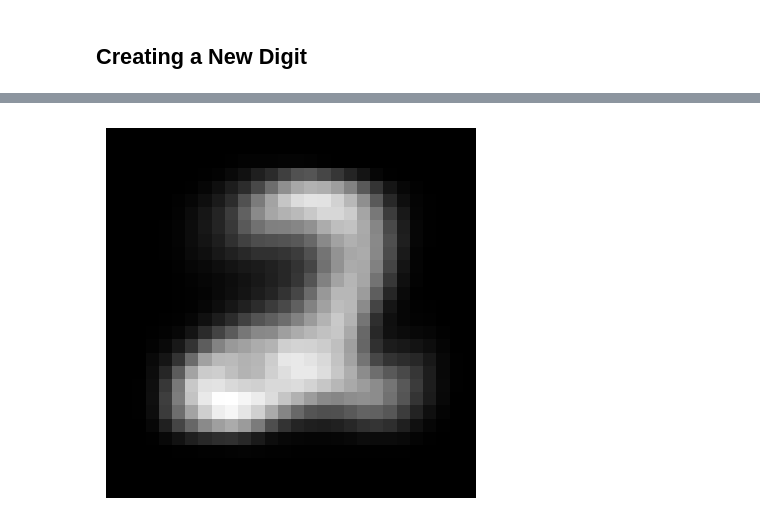
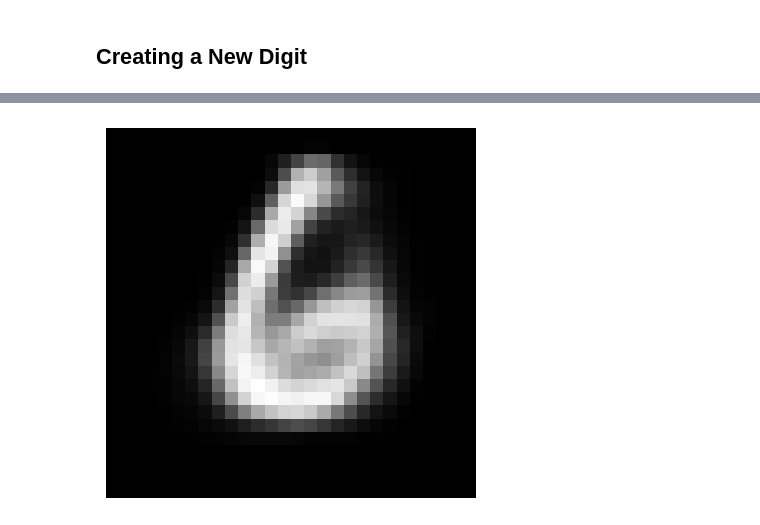
Before and after one commit to JesusDavGarcia/MINST_NaiveBayes, a Jupyter notebook: MNIST_Naive_Bayes.ipynb, the cells around one changed output, grey strips where cells are left out. Drawn from its saved outputs; the diff is of its cells as text; code cells hidden in the pictures.

```diff
--- a/MNIST_Naive_Bayes.ipynb
+++ b/MNIST_Naive_Bayes.ipynb
@@ -377,4 +440,14 @@ Class Probabilities:
 # %%
+
+
+# Encode the training images to the latent space
+encoder = Model(inputs, z_mean)
+x_encoded = encoder.predict(train_images, batch_size=100)
+
+
+
+
+
 def generate_digit_image(digit):
     # Ensure the input digit is valid
     if digit < 0 or digit > 9:
@@ -396,5 +469,5 @@ def generate_digit_image(digit):
     plt.show()
 
 # Call the function with the desired digit
-generate_digit_image(2)
+generate_digit_image(6)
 # %% [output]
@@ -402,4 +476,4 @@ generate_digit_image(2)
-[figure, old version]
+[figure, new version]
 # %%
 def generate_digit_image(digit):
     # Ensure the input digit is valid
```
Also changed, not shown: parts of 14 cells of this notebook.
